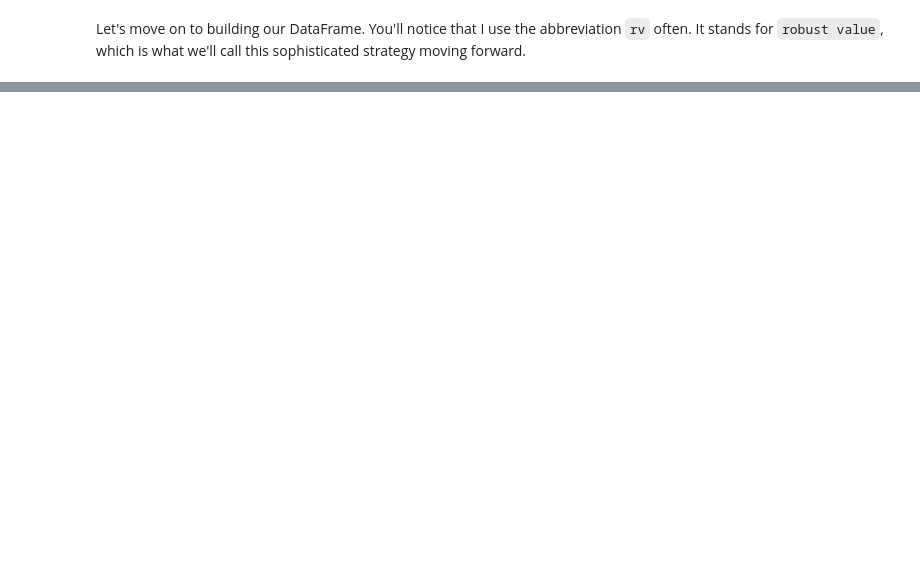
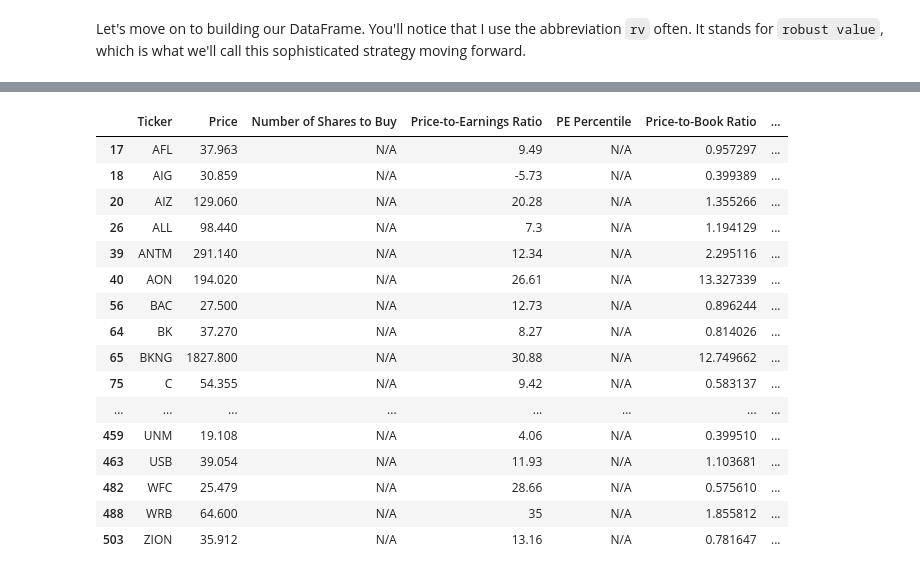
Before and after one commit to nickmccullum/algorithmic-trading-python, a Jupyter notebook: finished_files/003_quantitative_value_strategy.ipynb, the cells around one changed output, grey strips where cells are left out. Drawn from its saved outputs; the diff is of its cells as text; code cells hidden in the pictures; blank space fills up the shorter version.

```diff
--- a/finished_files/003_quantitative_value_strategy.ipynb
+++ b/finished_files/003_quantitative_value_strategy.ipynb
@@ -289,0 +322,20 @@ rv_dataframe
+# %%
+rv_dataframe[rv_dataframe.isnull().any(axis=1)]
+# %% [output]
+|  | Ticker | Price | Number of Shares to Buy | Price-to-Earnings Ratio | PE Percentile | Price-to-Book Ratio | ... |
+| 17 | AFL | 37.963 | N/A | 9.49 | N/A | 0.957297 | ... |
+| 18 | AIG | 30.859 | N/A | -5.73 | N/A | 0.399389 | ... |
+| 20 | AIZ | 129.060 | N/A | 20.28 | N/A | 1.355266 | ... |
+| 26 | ALL | 98.440 | N/A | 7.3 | N/A | 1.194129 | ... |
+| 39 | ANTM | 291.140 | N/A | 12.34 | N/A | 2.295116 | ... |
+| 40 | AON | 194.020 | N/A | 26.61 | N/A | 13.327339 | ... |
+| 56 | BAC | 27.500 | N/A | 12.73 | N/A | 0.896244 | ... |
+| 64 | BK | 37.270 | N/A | 8.27 | N/A | 0.814026 | ... |
+| 65 | BKNG | 1827.800 | N/A | 30.88 | N/A | 12.749662 | ... |
+| 75 | C | 54.355 | N/A | 9.42 | N/A | 0.583137 | ... |
+| ... | ... | ... | ... | ... | ... | ... | ... |
+| 459 | UNM | 19.108 | N/A | 4.06 | N/A | 0.399510 | ... |
+| 463 | USB | 39.054 | N/A | 11.93 | N/A | 1.103681 | ... |
+| 482 | WFC | 25.479 | N/A | 28.66 | N/A | 0.575610 | ... |
+| 488 | WRB | 64.600 | N/A | 35 | N/A | 1.855812 | ... |
+| 503 | ZION | 35.912 | N/A | 13.16 | N/A | 0.781647 | ... |
```
Also changed, not shown: parts of 10 cells of this notebook.
